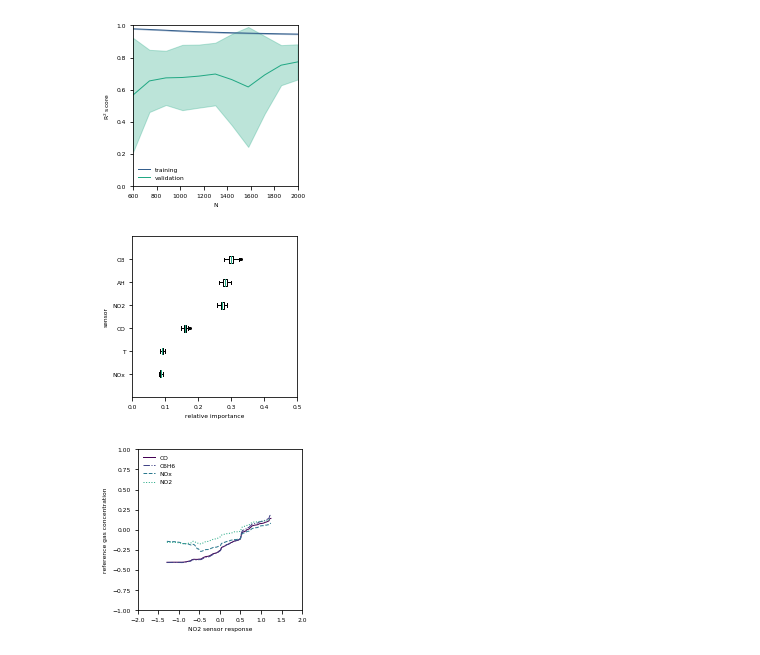
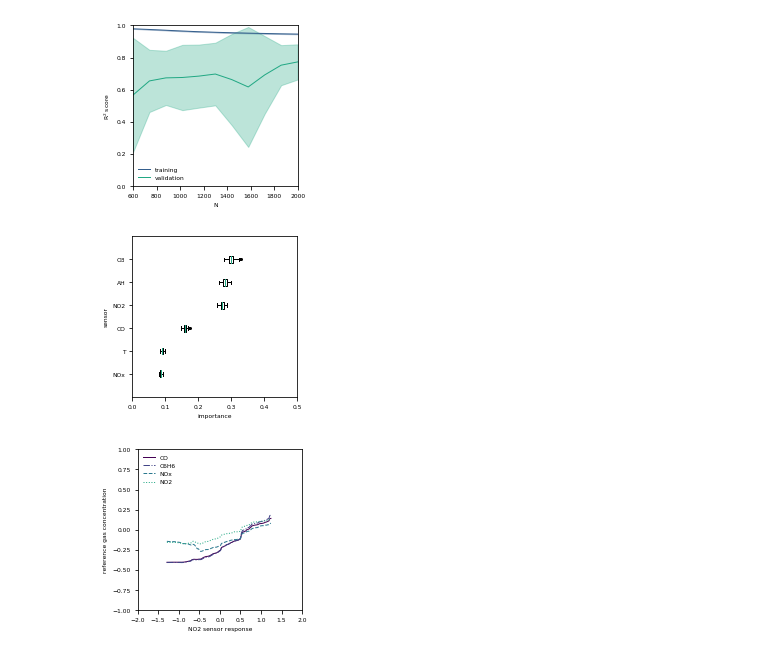
Before and after one commit to gtancev/Chemical-Sensor-Data, a Jupyter notebook: RF_sklearn/main_RF.ipynb, the cells around one changed output. Drawn from its saved outputs; the diff is of its cells as text; code cells hidden in the pictures.

```diff
--- a/RF_sklearn/main_RF.ipynb
+++ b/RF_sklearn/main_RF.ipynb
@@ -89,7 +89,7 @@ Training set consists of 1892 samples. Test set contains 811 samples.
 Hyperparameters are determined via randomized grid search and model is trained.
 # %%
 # Training phase.
-parameters = {"max_leaf_nodes": np.linspace(40, 200, 9, dtype="int")} # Define grid.
+parameters = {"max_leaf_nodes": np.linspace(40, 200, 10, dtype="int")} # Define grid.
 clf = RandomizedSearchCV(model, parameters, n_iter=10, cv=5, scoring='neg_mean_squared_error', n_jobs=-1, random_state=0) # Run grid search.
 clf.fit(X_train, Y_train) # Train/optimize regressor.
 model1 = clf.best_estimator_ # Select best model.
@@ -210,23 +210,23 @@ plt.show()
 # %%
 # Compute and plot permutation importance.
 importance = permutation_importance(model1, X_train, Y_train, n_repeats=100, scoring="r2", random_state=0) # Compute.
 perm_sorted_idx = importance.importances_mean.argsort() # Sort labels.
 
 labels_ = [item.split("(")[-1].split(")")[0] for item in X_test.columns[perm_sorted_idx]] # Customize labels.
 
 fig = plt.figure(figsize=(2.95,2.95))
 fig.tight_layout()
 bp = plt.boxplot(importance.importances[perm_sorted_idx].T, vert=False, labels=labels_,
            flierprops=dict(markersize=4, markerfacecolor='k',marker='.'), widths=0.3)
 plt.setp(bp['medians'], color=plt.cm.viridis(0.6))
-plt.xlabel("relative importance")
+plt.xlabel("importance")
 plt.ylabel("sensor")
-plt.xlim((0,0.5))
+plt.xlim((0, 0.5))
 plt.ylim((0, 7))
 plt.savefig('./figures/permutation_importance',dpi=900,transparent=True,orientation='landscape',bbox_inches='tight')
 plt.show()
 # %% [output]
-[figure, old version]
+[figure, new version]
 # %%
 # Compute and plot partial dependences.
 linestyles = ["-","-.","--",":"]
```
Also changed, not shown: 6 other files.
